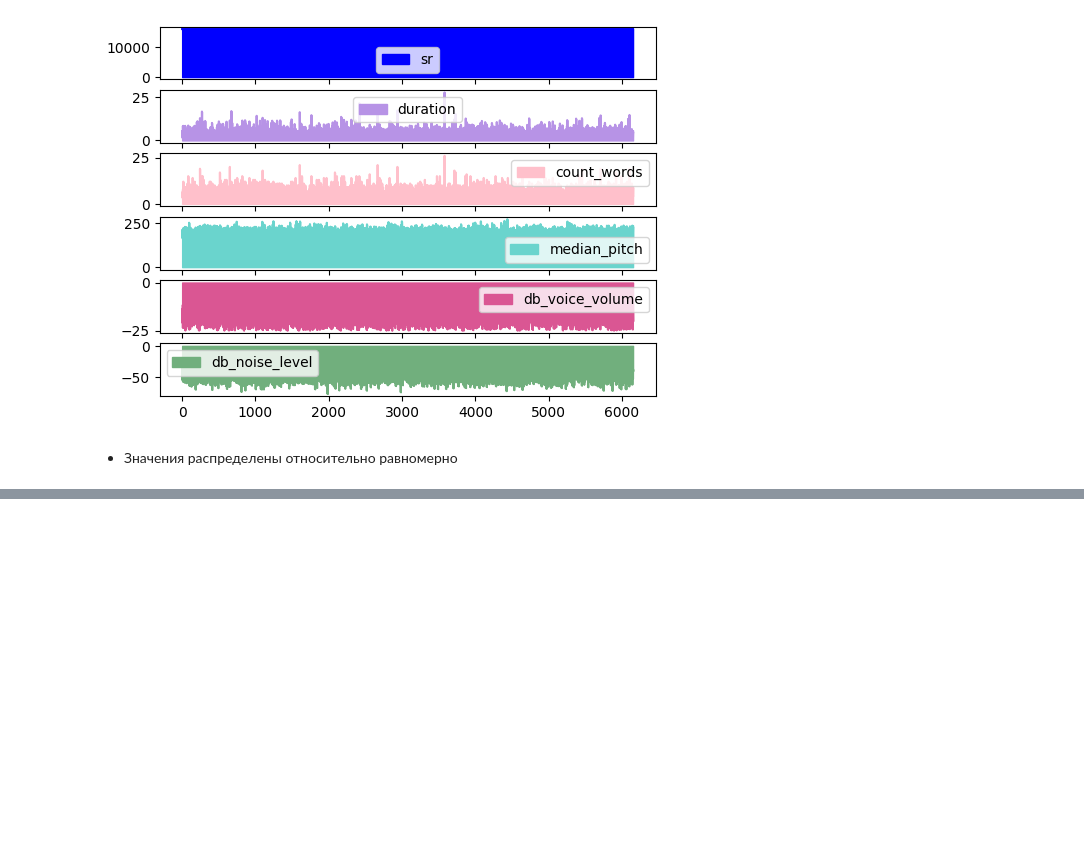
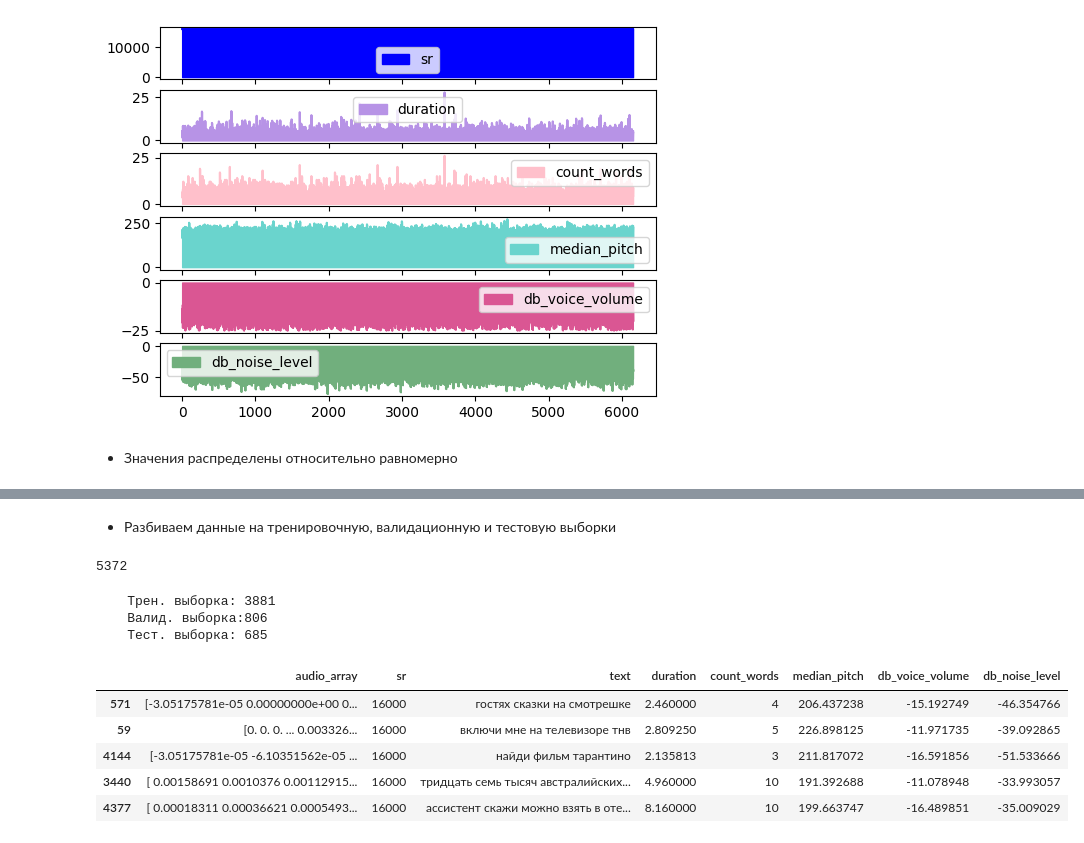
Before and after one commit to sollltit/tts1, a Jupyter notebook: Module_A/Module_A.ipynb, the cells around one changed output, grey strips where cells are left out. Saved outputs shown, nothing was run; the diff lists cells and outputs as text; code cells hidden in the pictures; blank space fills up the shorter version.

```diff
--- a/Module_A/Module_A.ipynb
+++ b/Module_A/Module_A.ipynb
@@ -1016,0 +1024,28 @@ plt.show()
+# %% [markdown]
+* Разбиваем данные на тренировочную, валидационную и тестовую выборки
+# %%
+print(len(df_mad2))  # Покажет количество строк
+# %% [output]
+5372
+# %%
+train_data, valid_data = train_test_split(df_mad2, test_size = 0.15, random_state = 42)
+train_data, test_data = train_test_split(train_data, test_size = 0.15, random_state = 42)
+# %%
+print(f'''
+    Трен. выборка: {len(train_data)}
+    Валид. выборка:{len(valid_data)}
+    Тест. выборка: {len(test_data)}
+''')
+# %% [output]
+    Трен. выборка: 3881
+    Валид. выборка:806
+    Тест. выборка: 685
+# %%
+train_data.head()
+# %% [output]
+|  | audio_array | sr | text | duration | count_words | median_pitch | db_voice_volume | db_noise_level |
+| 571 | [-3.05175781e-05 0.00000000e+00 0... | 16000 | гостях сказки на смотрешке | 2.460000 | 4 | 206.437238 | -15.192749 | -46.354766 |
+| 59 | [0. 0. 0. ... 0.003326... | 16000 | включи мне на телевизоре тнв | 2.809250 | 5 | 226.898125 | -11.971735 | -39.092865 |
+| 4144 | [-3.05175781e-05 -6.10351562e-05 ... | 16000 | найди фильм тарантино | 2.135813 | 3 | 211.817072 | -16.591856 | -51.533666 |
+| 3440 | [ 0.00158691 0.0010376 0.00112915... | 16000 | тридцать семь тысяч австралийских... | 4.960000 | 10 | 191.392688 | -11.078948 | -33.993057 |
+| 4377 | [ 0.00018311 0.00036621 0.0005493... | 16000 | ассистент скажи можно взять в оте... | 8.160000 | 10 | 199.663747 | -16.489851 | -35.009029 |
```
Also changed, not shown: parts of 12 cells of this notebook, 5 other files.
